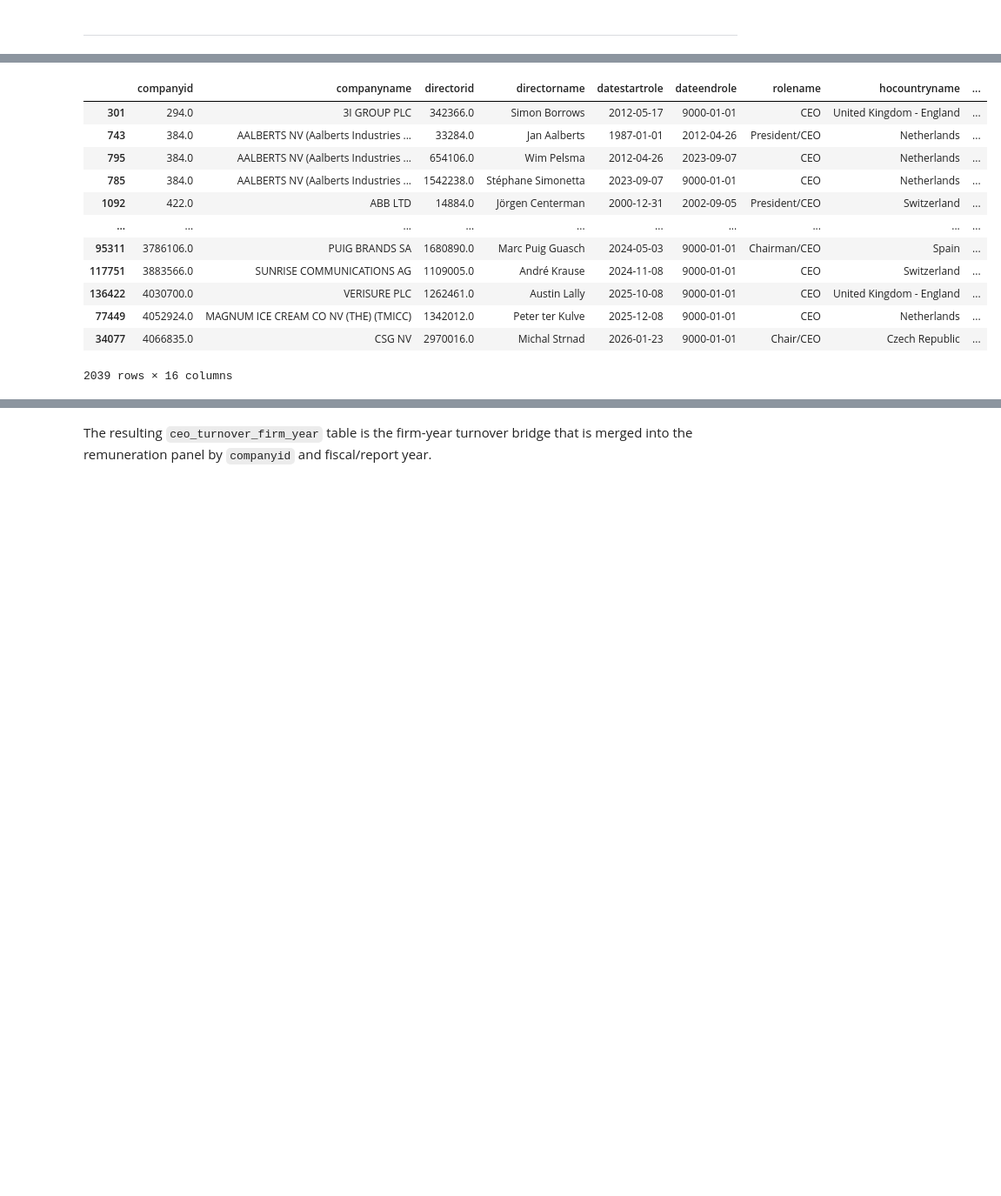
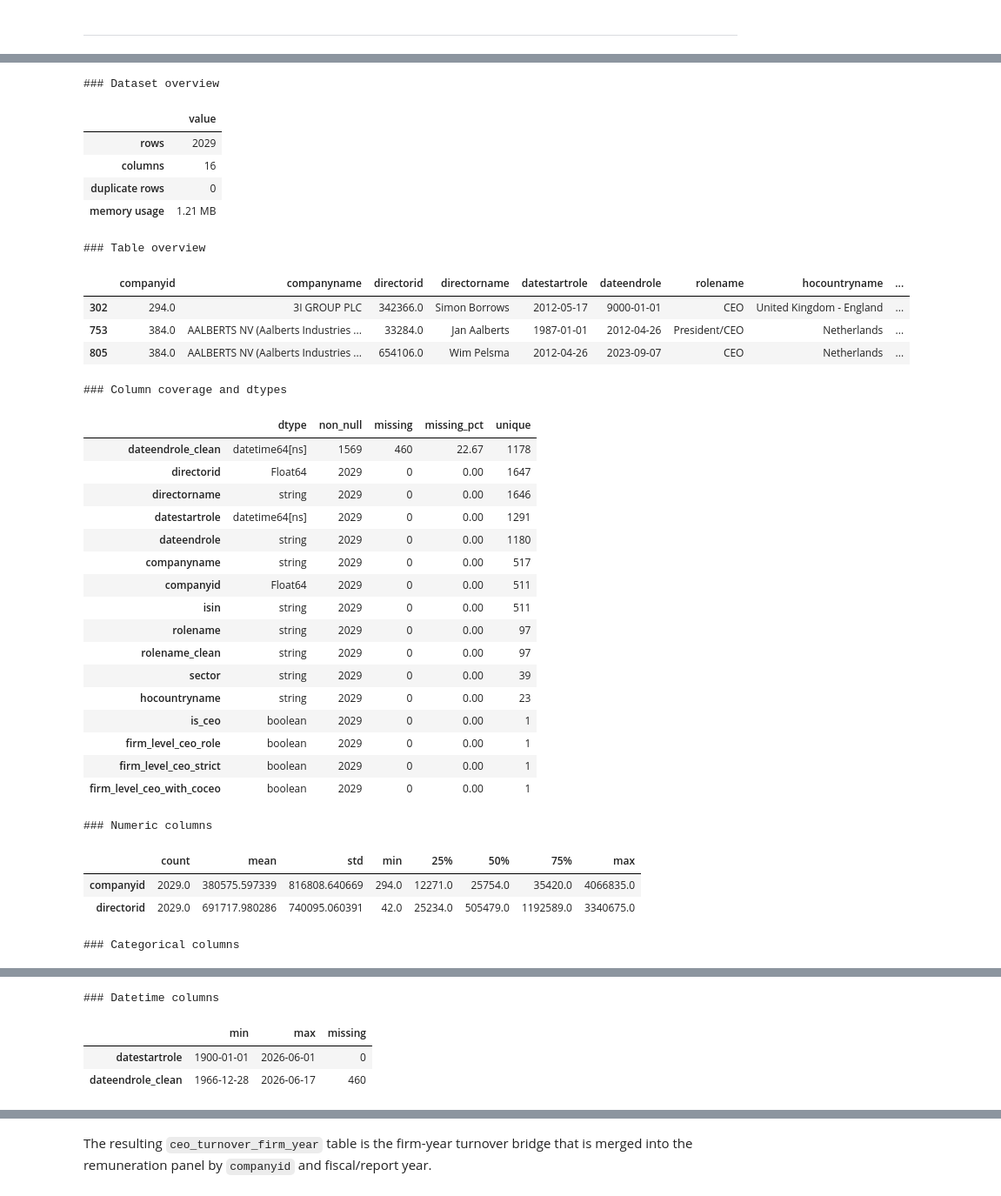
Before and after one commit to rizkyakbar-tud/DAI, a Jupyter notebook: mission/proposals_st26/mission_proposal_Akbar-Zduńczyk copy.ipynb, the cells around one changed output, grey strips where cells are left out. Shown at 87% size. Cells and saved outputs as stored; diff of their text form; code cells hidden in the pictures; blank space fills up the shorter version.

```diff
--- a/mission/proposals_st26/mission_proposal_Akbar-Zduńczyk copy.ipynb
+++ b/mission/proposals_st26/mission_proposal_Akbar-Zduńczyk copy.ipynb
@@ -1243,23 +1219,46 @@ This step converts the refined CEO-candidate records into a baseline CEO-spell t
 # %%
+# Keep only strict firm-level CEOs, excluding interim/acting and co-CEO roles.
 df_ceo_main = (
     df_emp_ceo[df_emp_ceo["firm_level_ceo_strict"]]
-    .dropna(subset=["companyid", "directorid", "datestartrole"])
+    .dropna(subset=["companyid", "directorid", "datestartrole"]) # removes any rows where critical identifiers are missing.
     .sort_values(["companyid", "datestartrole", "dateendrole_clean", "directorid"])
     .copy()
 )
 
-df_ceo_main
+# Display a compact quality check for the resulting CEO-role sample.
+_ = summarize_dataframe(df_ceo_main)
 # %% [output]
+### Dataset overview
-|  | companyid | companyname | directorid | directorname | datestartrole | dateendrole | rolename | hocountryname | ... |
-| 301 | 294.0 | 3I GROUP PLC | 342366.0 | Simon Borrows | 2012-05-17 | 9000-01-01 | CEO | United Kingdom - England | ... |
-| 743 | 384.0 | AALBERTS NV (Aalberts Industries ... | 33284.0 | Jan Aalberts | 1987-01-01 | 2012-04-26 | President/CEO | Netherlands | ... |
-| 795 | 384.0 | AALBERTS NV (Aalberts Industries ... | 654106.0 | Wim Pelsma | 2012-04-26 | 2023-09-07 | CEO | Netherlands | ... |
-| 785 | 384.0 | AALBERTS NV (Aalberts Industries ... | 1542238.0 | Stéphane Simonetta | 2023-09-07 | 9000-01-01 | CEO | Netherlands | ... |
-| 1092 | 422.0 | ABB LTD | 14884.0 | Jörgen Centerman | 2000-12-31 | 2002-09-05 | President/CEO | Switzerland | ... |
-| ... | ... | ... | ... | ... | ... | ... | ... | ... | ... |
-| 95311 | 3786106.0 | PUIG BRANDS SA | 1680890.0 | Marc Puig Guasch | 2024-05-03 | 9000-01-01 | Chairman/CEO | Spain | ... |
-| 117751 | 3883566.0 | SUNRISE COMMUNICATIONS AG | 1109005.0 | André Krause | 2024-11-08 | 9000-01-01 | CEO | Switzerland | ... |
-| 136422 | 4030700.0 | VERISURE PLC | 1262461.0 | Austin Lally | 2025-10-08 | 9000-01-01 | CEO | United Kingdom - England | ... |
-| 77449 | 4052924.0 | MAGNUM ICE CREAM CO NV (THE) (TMICC) | 1342012.0 | Peter ter Kulve | 2025-12-08 | 9000-01-01 | CEO | Netherlands | ... |
-| 34077 | 4066835.0 | CSG NV | 2970016.0 | Michal Strnad | 2026-01-23 | 9000-01-01 | Chair/CEO | Czech Republic | ... |
+|  | value |
+| rows | 2029 |
+| columns | 16 |
+| duplicate rows | 0 |
+| memory usage | 1.21 MB |
-2039 rows × 16 columns
+### Table overview
+|  | companyid | companyname | directorid | directorname | datestartrole | dateendrole | rolename | hocountryname | ... |
+| 302 | 294.0 | 3I GROUP PLC | 342366.0 | Simon Borrows | 2012-05-17 | 9000-01-01 | CEO | United Kingdom - England | ... |
+| 753 | 384.0 | AALBERTS NV (Aalberts Industries ... | 33284.0 | Jan Aalberts | 1987-01-01 | 2012-04-26 | President/CEO | Netherlands | ... |
+| 805 | 384.0 | AALBERTS NV (Aalberts Industries ... | 654106.0 | Wim Pelsma | 2012-04-26 | 2023-09-07 | CEO | Netherlands | ... |
+### Column coverage and dtypes
+|  | dtype | non_null | missing | missing_pct | unique |
+| dateendrole_clean | datetime64[ns] | 1569 | 460 | 22.67 | 1178 |
+| directorid | Float64 | 2029 | 0 | 0.00 | 1647 |
+| directorname | string | 2029 | 0 | 0.00 | 1646 |
+| datestartrole | datetime64[ns] | 2029 | 0 | 0.00 | 1291 |
+| dateendrole | string | 2029 | 0 | 0.00 | 1180 |
+| companyname | string | 2029 | 0 | 0.00 | 517 |
+| companyid | Float64 | 2029 | 0 | 0.00 | 511 |
+| isin | string | 2029 | 0 | 0.00 | 511 |
+| rolename | string | 2029 | 0 | 0.00 | 97 |
+| rolename_clean | string | 2029 | 0 | 0.00 | 97 |
+| sector | string | 2029 | 0 | 0.00 | 39 |
+| hocountryname | string | 2029 | 0 | 0.00 | 23 |
+| is_ceo | boolean | 2029 | 0 | 0.00 | 1 |
+| firm_level_ceo_role | boolean | 2029 | 0 | 0.00 | 1 |
+| firm_level_ceo_strict | boolean | 2029 | 0 | 0.00 | 1 |
+| firm_level_ceo_with_coceo | boolean | 2029 | 0 | 0.00 | 1 |
+### Numeric columns
+|  | count | mean | std | min | 25% | 50% | 75% | max |
+| companyid | 2029.0 | 380575.597339 | 816808.640669 | 294.0 | 12271.0 | 25754.0 | 35420.0 | 4066835.0 |
+| directorid | 2029.0 | 691717.980286 | 740095.060391 | 42.0 | 25234.0 | 505479.0 | 1192589.0 | 3340675.0 |
+### Categorical columns
@@ -1265,0 +1279,4 @@ df_ceo_main
+### Datetime columns
+|  | min | max | missing |
+| datestartrole | 1900-01-01 | 2026-06-01 | 0 |
+| dateendrole_clean | 1966-12-28 | 2026-06-17 | 460 |
```
Also changed, not shown: parts of 54 cells of this notebook.
